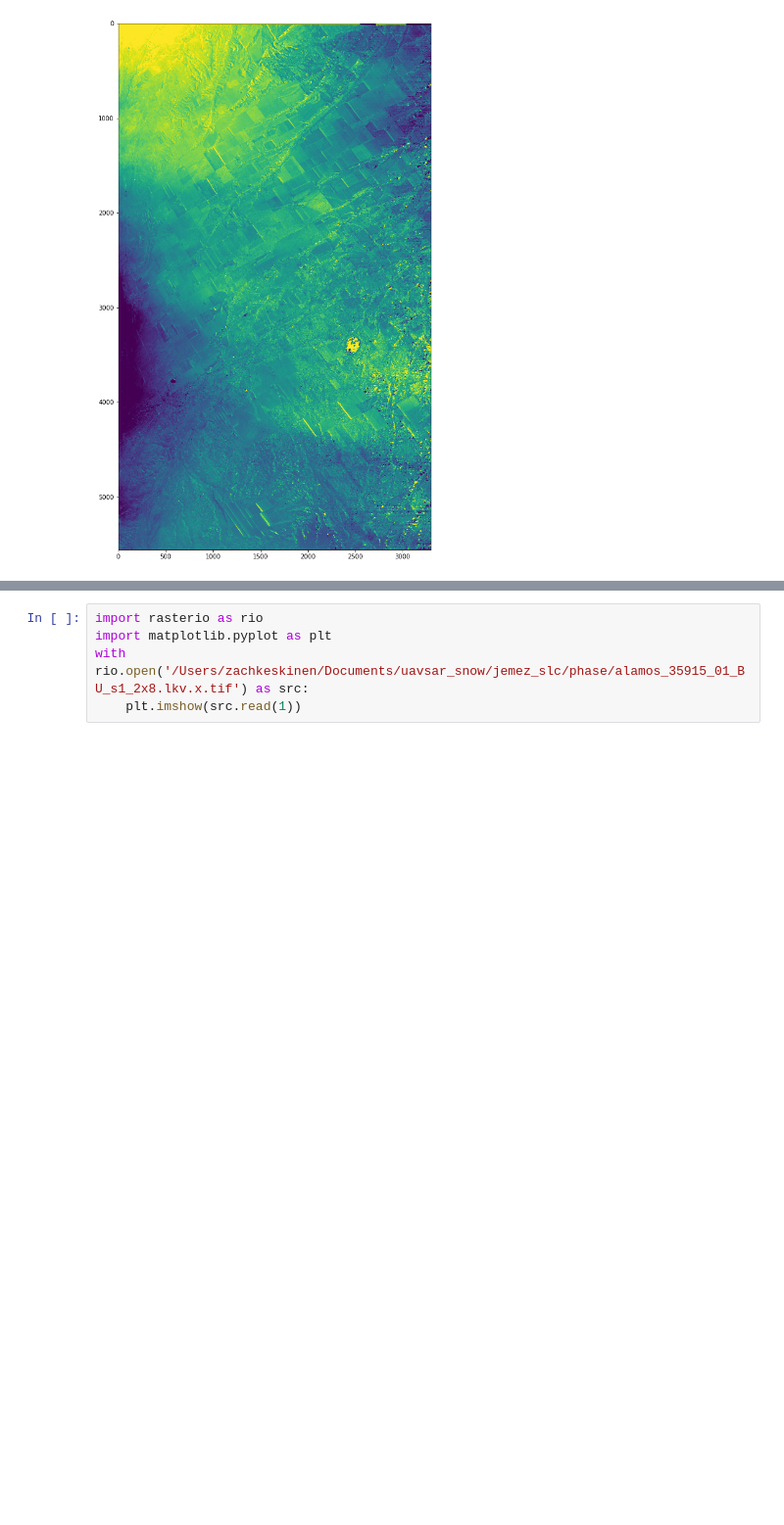
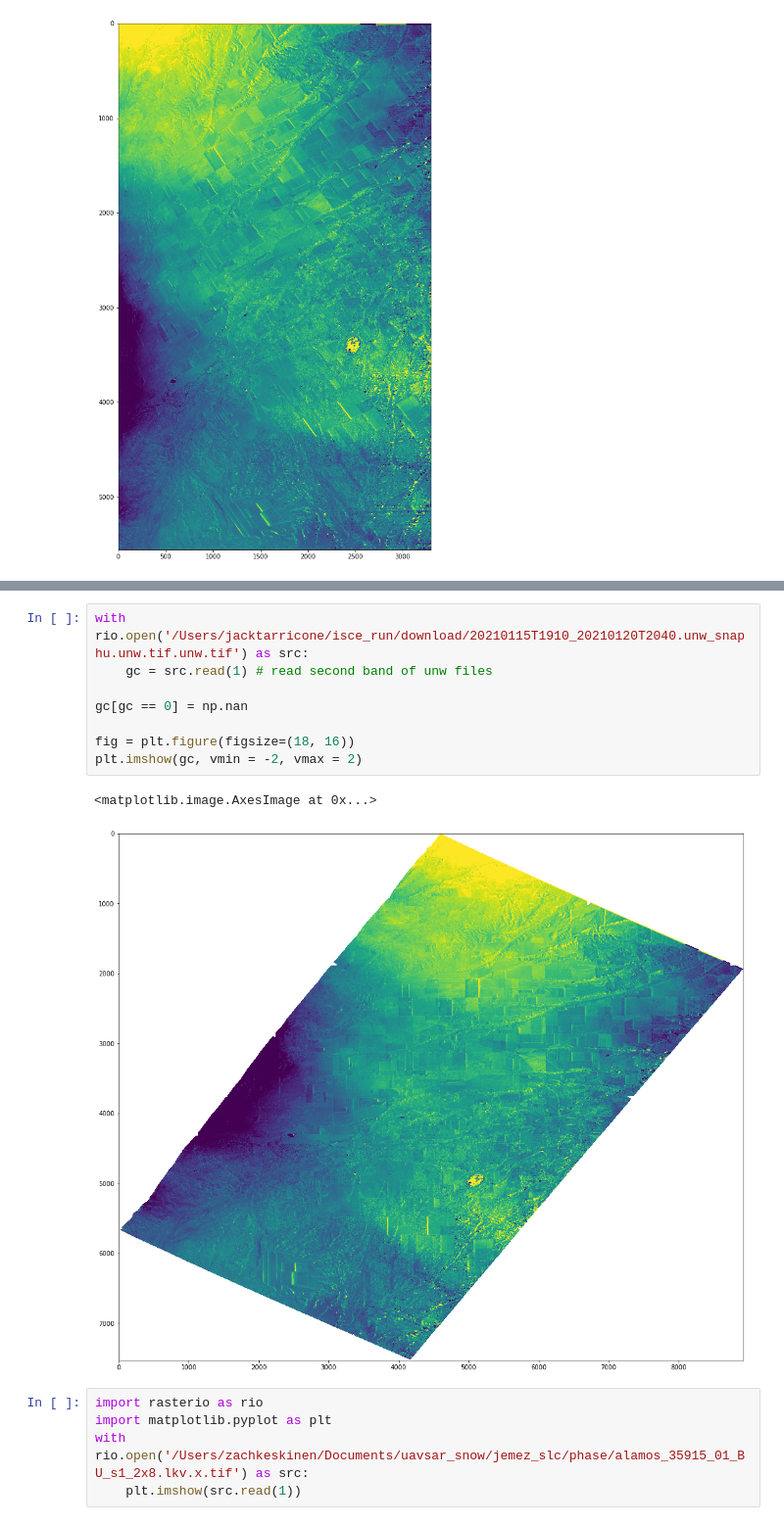
Before and after one commit to SnowEx/uavsar_snow, a Jupyter notebook: examples/carc_geolocate_test.ipynb, the cells around one changed output, grey strips where cells are left out. Shown at 98% size. Drawn from its saved outputs; the diff is of its cells as text; blank space fills up the shorter version.

```diff
--- a/examples/carc_geolocate_test.ipynb
+++ b/examples/carc_geolocate_test.ipynb
@@ -33,3 +29,14 @@ KeyError: 'vrt_1_unw rows'
+# %%
+with rio.open('/Users/jacktarricone/isce_run/download/20210115T1910_20210120T2040.unw_snaphu.unw.tif.unw.tif') as src:
+    gc = src.read(1) # read second band of unw files
+
+gc[gc == 0] = np.nan
+
+fig = plt.figure(figsize=(18, 16))
+plt.imshow(gc, vmin = -2, vmax = 2)
+# %% [output]
+<matplotlib.image.AxesImage at 0x...>
+[figure, added]
 # %%
 import rasterio as rio
 import matplotlib.pyplot as plt
```
Also changed, not shown: parts of 4 cells of this notebook.
